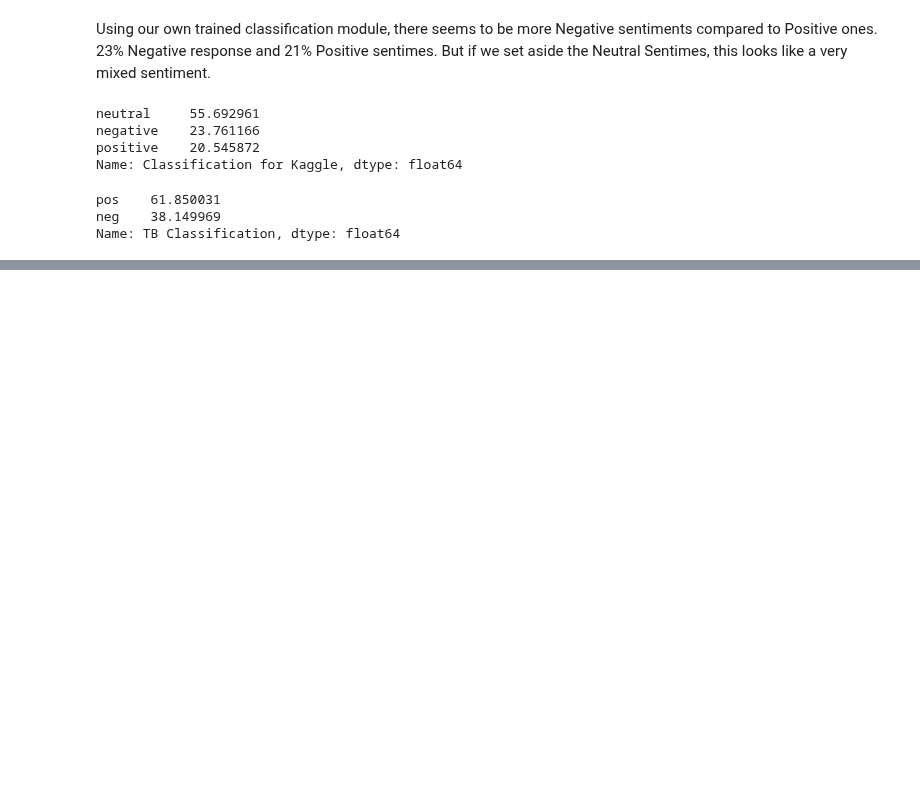
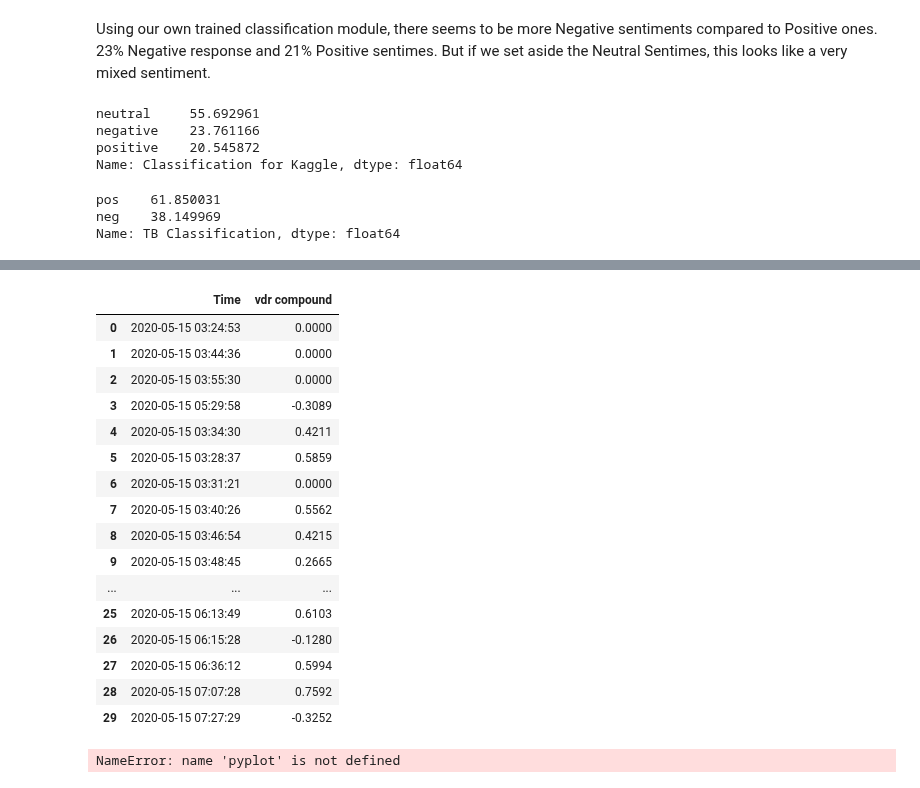
Before and after one commit to Sakyawira/Sentiment-Analysis, a Jupyter notebook: 2. Data Cleaning and Exploration.ipynb, the cells around one changed output, grey strips where cells are left out. Drawn from its saved outputs; the diff is of its cells as text; code cells hidden in the pictures; blank space fills up the shorter version.

```diff
--- a/2. Data Cleaning and Exploration.ipynb
+++ b/2. Data Cleaning and Exploration.ipynb
@@ -276,0 +288,22 @@ Name: TB Classification, dtype: float64
+# %%
+overTime = df.drop(["Reply","Upvote","Key","vdr neg","vdr neu","vdr pos","TB Classification","TB pos","TB neg","Classification for Kaggle"], axis =1)
+# %%
+overTime.head(30)
+# %% [output]
+|  | Time | vdr compound |
+| 0 | 2020-05-15 03:24:53 | 0.0000 |
+| 1 | 2020-05-15 03:44:36 | 0.0000 |
+| 2 | 2020-05-15 03:55:30 | 0.0000 |
+| 3 | 2020-05-15 05:29:58 | -0.3089 |
+| 4 | 2020-05-15 03:34:30 | 0.4211 |
+| 5 | 2020-05-15 03:28:37 | 0.5859 |
+| 6 | 2020-05-15 03:31:21 | 0.0000 |
+| 7 | 2020-05-15 03:40:26 | 0.5562 |
+| 8 | 2020-05-15 03:46:54 | 0.4215 |
+| 9 | 2020-05-15 03:48:45 | 0.2665 |
+| ... | ... | ... |
+| 25 | 2020-05-15 06:13:49 | 0.6103 |
+| 26 | 2020-05-15 06:15:28 | -0.1280 |
+| 27 | 2020-05-15 06:36:12 | 0.5994 |
+| 28 | 2020-05-15 07:07:28 | 0.7592 |
+| 29 | 2020-05-15 07:27:29 | -0.3252 |
@@ -276,0 +315,8 @@ Name: TB Classification, dtype: float64
+# %%
+fig, ax = pyplot.subplots(figsize=(20,5))
+sns.lineplot(x="Time", y="vdr compound", data=overTime2)
+plt.xticks(rotation=15)
+plt.title('seaborn-matplotlib example')
+plt.show()
+# %% [output]
+NameError: name 'pyplot' is not defined
```
Also changed, not shown: parts of 5 cells of this notebook, 1 other file.
